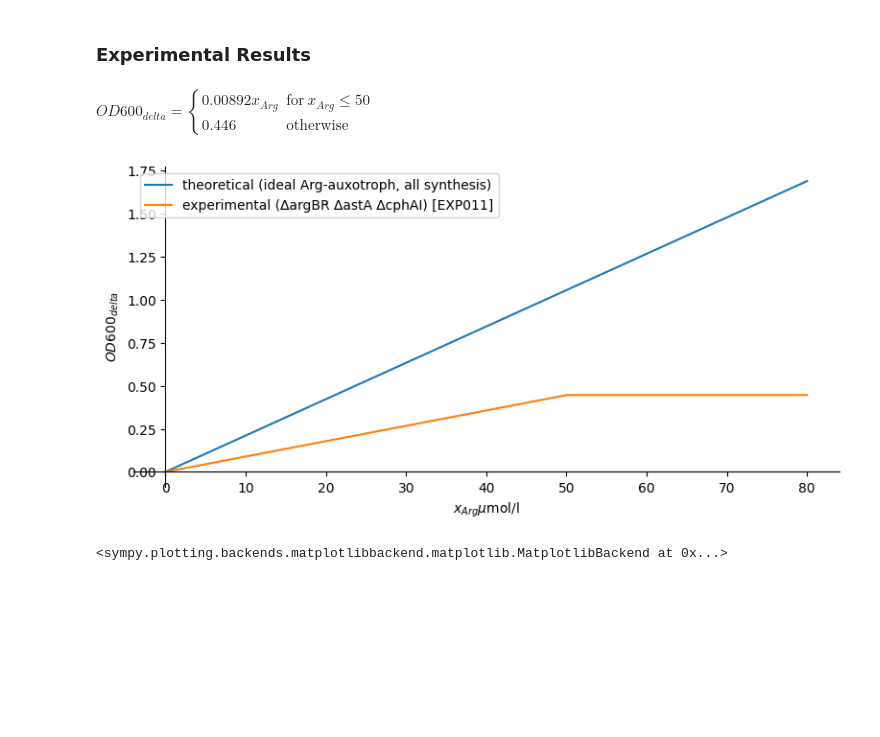
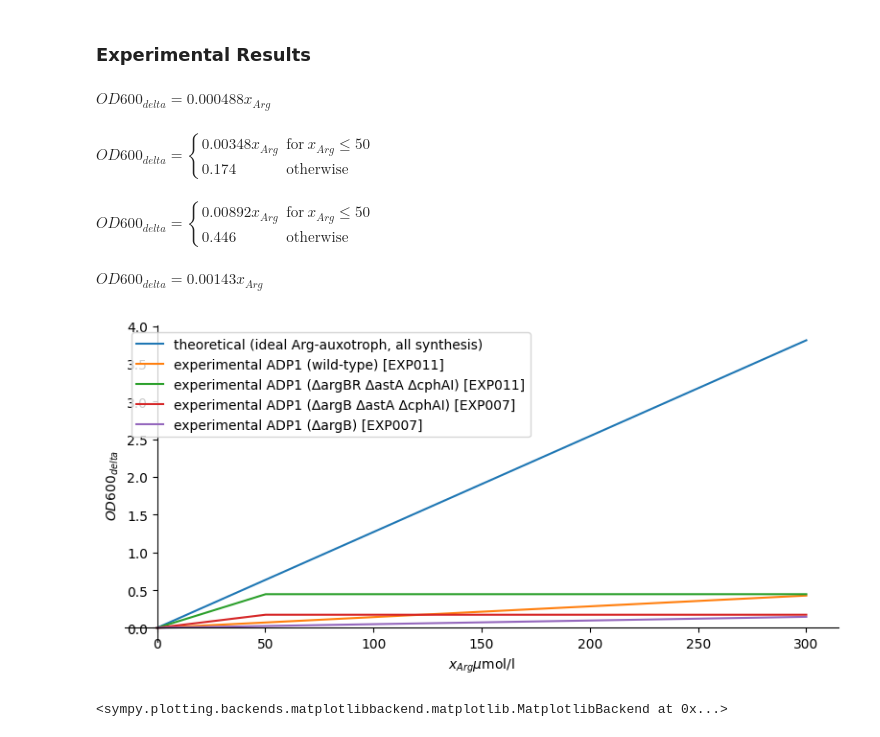
Before and after one commit to p7k/nu_tyo_lab_analysis, a Jupyter notebook: nb/exp/math_cgp_yields.ipynb, the cells around one changed output. Drawn from its saved outputs; the diff is of its cells as text; code cells hidden in the pictures; blank space fills up the shorter version.

```diff
--- a/nb/exp/math_cgp_yields.ipynb
+++ b/nb/exp/math_cgp_yields.ipynb
@@ -82,7 +82,9 @@ consts = {
     ab_prot_in_CDW: 0.50,  # 1/2 of cell dry weight presumed to be proteins
 
     # conversions FIXME based on https://bionumbers.hms.harvard.edu/bionumber.aspx?id=109838&ver=2
-    ab_CDW_per_OD600: .33 * (gram / liter) / au,
+    # ab_CDW_per_OD600: .33 * (gram / liter) / au,
+    # based on https://link.springer.com/article/10.1007/s00253-019-09910-z
+    ab_CDW_per_OD600: .55 * (gram / liter) / au,
 }
 # %%
 # linear relationship between OD600 (optical density) and x (molar concentration)
@@ -192,5 +194,18 @@ plot(
 ### Experimental Results
 # %%
 # exp007 - ∆argBR ∆astA
+N3(eq_OD_delta_x_Arg__exp007_KSF230 := Eq(OD_delta, .976 / 2000 * x_Arg))
+# %% [output]
+$\displaystyle OD600_{delta} = 0.000488 x_{Arg}$
+# %%
+# exp008 - KSF107+ {∆argB ∆astA ∆cphAI}
+N3(eq_OD_delta_x_Arg__exp008_KSF107 := Eq(OD_delta, Piecewise(
+    # pre-saturation
+    (.174 / 50 * x_Arg, x_Arg <= 50),
+    # post-saturation
+    (.174, x_Arg > 50),
+)))
+# %% [output]
+$\displaystyle OD600_{delta} = \begin{cases} 0.00348 x_{Arg} & \text{for}\: x_{Arg} \leq 50 \\0.174 & \text{otherwise} \end{cases}$
 # %%
 # exp011 - ∆argBR ∆astA ∆cphAI
@@ -202,27 +217,39 @@ plot(
 )))
 # %% [output]
 $\displaystyle OD600_{delta} = \begin{cases} 0.00892 x_{Arg} & \text{for}\: x_{Arg} \leq 50 \\0.446 & \text{otherwise} \end{cases}$
+# %%
+# exp011 - KSF001 wild-type
+N3(eq_OD_delta_x_Arg__exp011_KSF001 := Eq(OD_delta, .428 / 300 * x_Arg))
+# %% [output]
+$\displaystyle OD600_{delta} = 0.00143 x_{Arg}$
 # %%
 plot(
     # theoretical
     eq_OD_delta_x_Arg__theor.subs(consts).rhs * (micro * mol / liter) / au,
-    # exp011 (KSF111 - ∆argBR ∆astA ∆cphAI)
-    eq_OD_delta_x_Arg__exp011_KSF111.rhs,
+    # exp011
+    eq_OD_delta_x_Arg__exp011_KSF001.rhs,  # KSF001 - wild-type
+    eq_OD_delta_x_Arg__exp011_KSF111.rhs,  # KSF111 - ∆argBR ∆astA ∆cphAI
+    # exp008
+    eq_OD_delta_x_Arg__exp008_KSF107.rhs,  # KSF107 - ∆argB ∆astA ∆cphAI
     # exp007 (KSF230 - ∆argB ∆cphAI)
-    # exp007 (KSF230+ - ∆argBR ∆cphAI)
+    eq_OD_delta_x_Arg__exp007_KSF230.rhs,  # KSF230 - ∆argB
 
-    # range
-    (x_Arg, 0, 80),
+    # arginine concentration range
+    (x_Arg, 0, 300),
+
     # plot options
     xlabel=x_Arg * micro * mol / liter,
     ylabel=OD_delta,
     label=(
         'theoretical (ideal Arg-auxotroph, all synthesis)',
-        'experimental (∆argBR ∆astA ∆cphAI) [EXP011]',
+        'experimental ADP1 (wild-type) [EXP011]',
+        'experimental ADP1 (∆argBR ∆astA ∆cphAI) [EXP011]',
+        'experimental ADP1 (∆argB ∆astA ∆cphAI) [EXP007]',
+        'experimental ADP1 (∆argB) [EXP007]',
     ),
     legend=True,
     size=(8, 4),
 )
 # %% [output]
-[figure, old version]
+[figure, new version]
 <sympy.plotting.backends.matplotlibbackend.matplotlib.MatplotlibBackend at 0x...>
```
Also changed, not shown: parts of 20 cells of this notebook, 4 other files.
